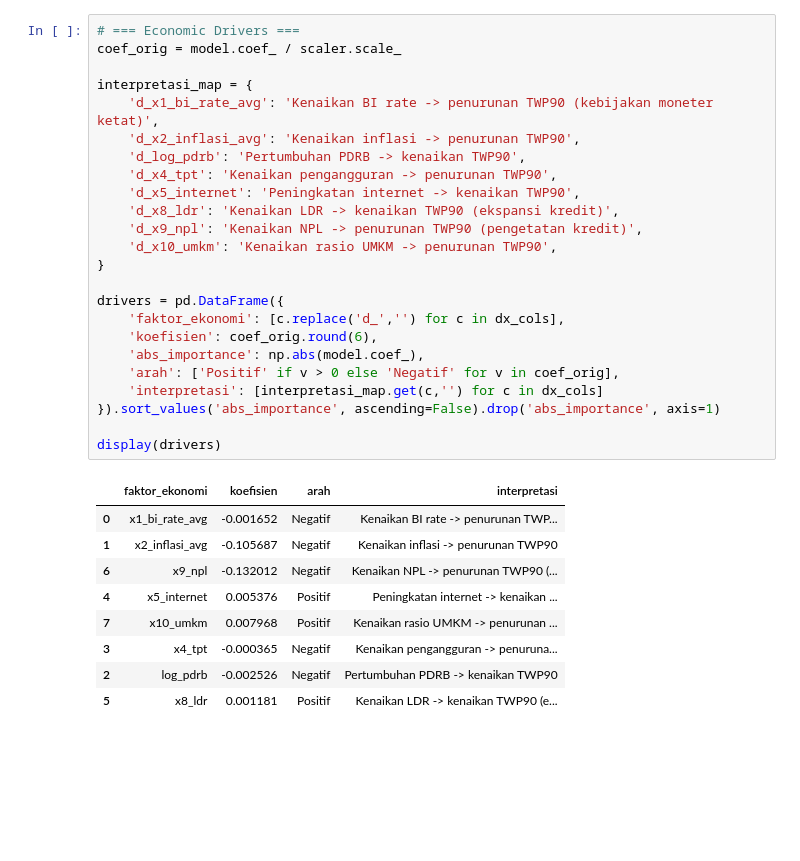
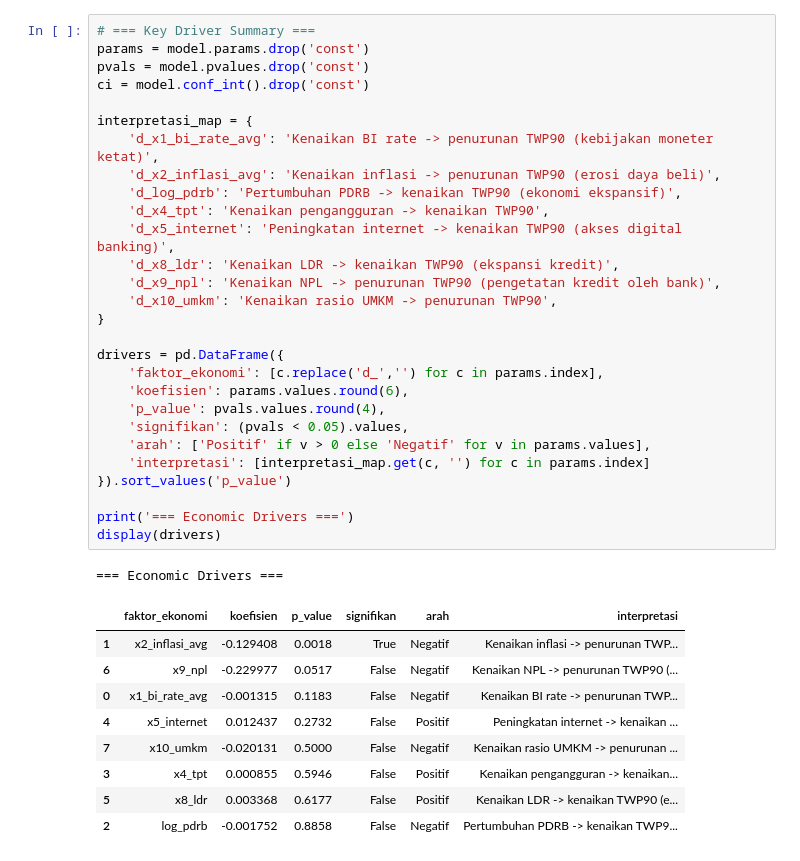
Before and after one commit to bimyusufk/Microsoft-Datathon-TWP90-Early-Warning-System, a Jupyter notebook: pipeline_A/A3_decision_support.ipynb, the cells around one changed output. Drawn from its saved outputs; the diff is of its cells as text; blank space fills up the shorter version.

```diff
--- a/pipeline_A/A3_decision_support.ipynb
+++ b/pipeline_A/A3_decision_support.ipynb
@@ -153,35 +166,40 @@ HIGH       4
 # %%
-# === Economic Drivers ===
-coef_orig = model.coef_ / scaler.scale_
+# === Key Driver Summary ===
+params = model.params.drop('const')
+pvals = model.pvalues.drop('const')
+ci = model.conf_int().drop('const')
 
 interpretasi_map = {
     'd_x1_bi_rate_avg': 'Kenaikan BI rate -> penurunan TWP90 (kebijakan moneter ketat)',
-    'd_x2_inflasi_avg': 'Kenaikan inflasi -> penurunan TWP90',
-    'd_log_pdrb': 'Pertumbuhan PDRB -> kenaikan TWP90',
-    'd_x4_tpt': 'Kenaikan pengangguran -> penurunan TWP90',
-    'd_x5_internet': 'Peningkatan internet -> kenaikan TWP90',
+    'd_x2_inflasi_avg': 'Kenaikan inflasi -> penurunan TWP90 (erosi daya beli)',
+    'd_log_pdrb': 'Pertumbuhan PDRB -> kenaikan TWP90 (ekonomi ekspansif)',
+    'd_x4_tpt': 'Kenaikan pengangguran -> kenaikan TWP90',
+    'd_x5_internet': 'Peningkatan internet -> kenaikan TWP90 (akses digital banking)',
     'd_x8_ldr': 'Kenaikan LDR -> kenaikan TWP90 (ekspansi kredit)',
-    'd_x9_npl': 'Kenaikan NPL -> penurunan TWP90 (pengetatan kredit)',
+    'd_x9_npl': 'Kenaikan NPL -> penurunan TWP90 (pengetatan kredit oleh bank)',
     'd_x10_umkm': 'Kenaikan rasio UMKM -> penurunan TWP90',
 }
 
 drivers = pd.DataFrame({
-    'faktor_ekonomi': [c.replace('d_','') for c in dx_cols],
-    'koefisien': coef_orig.round(6),
-    'abs_importance': np.abs(model.coef_),
-    'arah': ['Positif' if v > 0 else 'Negatif' for v in coef_orig],
-    'interpretasi': [interpretasi_map.get(c,'') for c in dx_cols]
-}).sort_values('abs_importance', ascending=False).drop('abs_importance', axis=1)
+    'faktor_ekonomi': [c.replace('d_','') for c in params.index],
+    'koefisien': params.values.round(6),
+    'p_value': pvals.values.round(4),
+    'signifikan': (pvals < 0.05).values,
+    'arah': ['Positif' if v > 0 else 'Negatif' for v in params.values],
+    'interpretasi': [interpretasi_map.get(c, '') for c in params.index]
+}).sort_values('p_value')
 
+print('=== Economic Drivers ===')
 display(drivers)
 # %% [output]
+=== Economic Drivers ===
-|  | faktor_ekonomi | koefisien | arah | interpretasi |
-| 0 | x1_bi_rate_avg | -0.001652 | Negatif | Kenaikan BI rate -> penurunan TWP... |
-| 1 | x2_inflasi_avg | -0.105687 | Negatif | Kenaikan inflasi -> penurunan TWP90 |
-| 6 | x9_npl | -0.132012 | Negatif | Kenaikan NPL -> penurunan TWP90 (... |
-| 4 | x5_internet | 0.005376 | Positif | Peningkatan internet -> kenaikan ... |
-| 7 | x10_umkm | 0.007968 | Positif | Kenaikan rasio UMKM -> penurunan ... |
-| 3 | x4_tpt | -0.000365 | Negatif | Kenaikan pengangguran -> penuruna... |
-| 2 | log_pdrb | -0.002526 | Negatif | Pertumbuhan PDRB -> kenaikan TWP90 |
-| 5 | x8_ldr | 0.001181 | Positif | Kenaikan LDR -> kenaikan TWP90 (e... |
+|  | faktor_ekonomi | koefisien | p_value | signifikan | arah | interpretasi |
+| 1 | x2_inflasi_avg | -0.129408 | 0.0018 | True | Negatif | Kenaikan inflasi -> penurunan TWP... |
+| 6 | x9_npl | -0.229977 | 0.0517 | False | Negatif | Kenaikan NPL -> penurunan TWP90 (... |
+| 0 | x1_bi_rate_avg | -0.001315 | 0.1183 | False | Negatif | Kenaikan BI rate -> penurunan TWP... |
+| 4 | x5_internet | 0.012437 | 0.2732 | False | Positif | Peningkatan internet -> kenaikan ... |
+| 7 | x10_umkm | -0.020131 | 0.5000 | False | Negatif | Kenaikan rasio UMKM -> penurunan ... |
+| 3 | x4_tpt | 0.000855 | 0.5946 | False | Positif | Kenaikan pengangguran -> kenaikan... |
+| 5 | x8_ldr | 0.003368 | 0.6177 | False | Positif | Kenaikan LDR -> kenaikan TWP90 (e... |
+| 2 | log_pdrb | -0.001752 | 0.8858 | False | Negatif | Pertumbuhan PDRB -> kenaikan TWP9... |
 # %%
```
Also changed, not shown: parts of 9 cells of this notebook, 1 other file.
